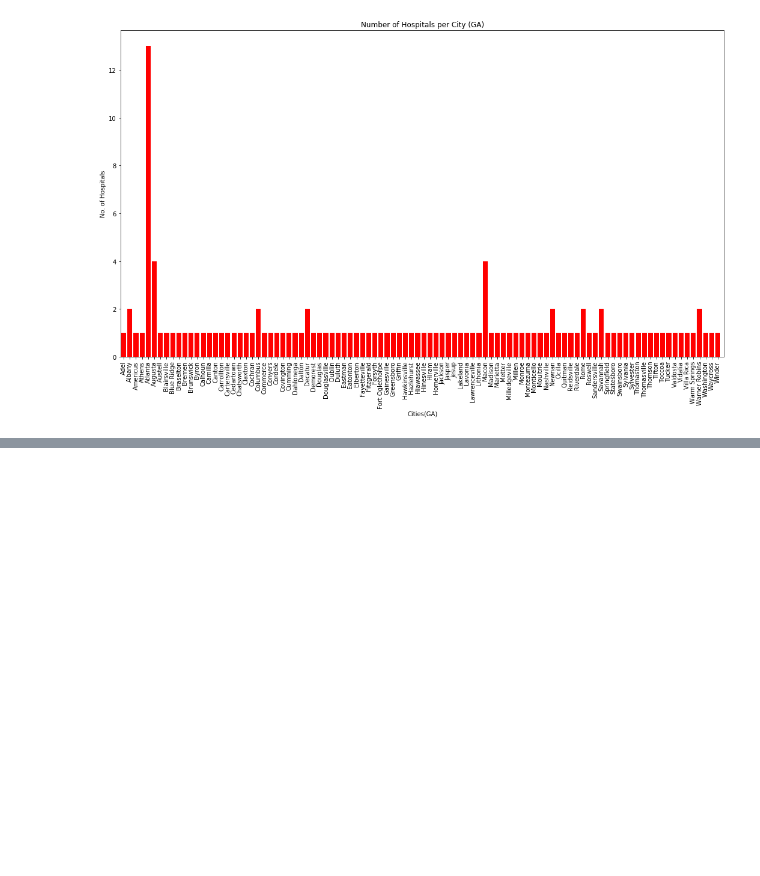
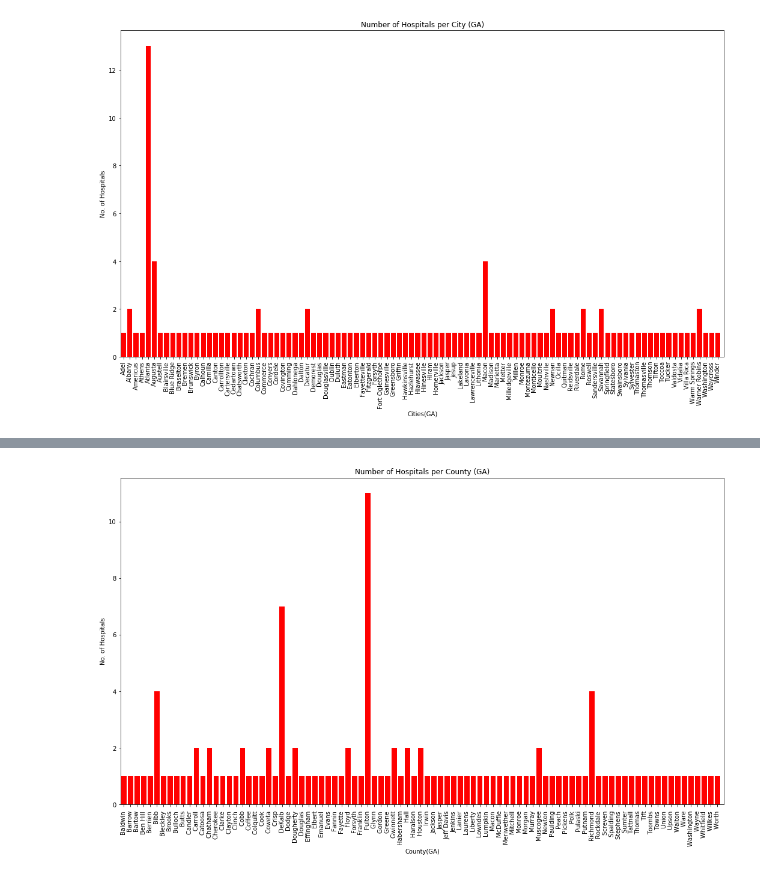
Before and after one commit to jtilenis/Data_Scavengers, a Jupyter notebook: bar_charts.ipynb, the cells around one changed output, grey strips where cells are left out. Drawn from its saved outputs; the diff is of its cells as text; code cells hidden in the pictures; blank space fills up the shorter version.

```diff
--- a/bar_charts.ipynb
+++ b/bar_charts.ipynb
@@ -99,0 +138,5 @@ plt.show()
+# %%
+hospital_count_county = hospital_data.groupby('County').count()
+hospital_count_county = hospital_count_county.reset_index()
+hospital_count_county['County'].replace(regex=True,inplace=True,to_replace=r'County',value=r'')
+hospital_count_county
@@ -99,0 +157,18 @@ plt.show()
+# %%
+hospital_count_county = hospital_count_county.loc[(hospital_count_county['Hospital name'] > 0)]
+hospital_count_county
+
+
+plt.figure(figsize=(18,10))
+plt.bar(hospital_count_county['County'],hospital_count_county['Hospital name'], color="red")
+plt.xticks(hospital_count_county['County'], rotation='vertical')
+plt.title('Number of Hospitals per County (GA)')
+plt.xlabel('County(GA)')
+plt.ylabel('No. of Hospitals')
+plt.xlim(-0.5,len(hospital_count_county['County']))
+
+
+plt.savefig("Hospitals_per_County.png")
+plt.show()
+# %% [output]
+[figure, added]
```
Also changed, not shown: parts of 13 cells of this notebook.
